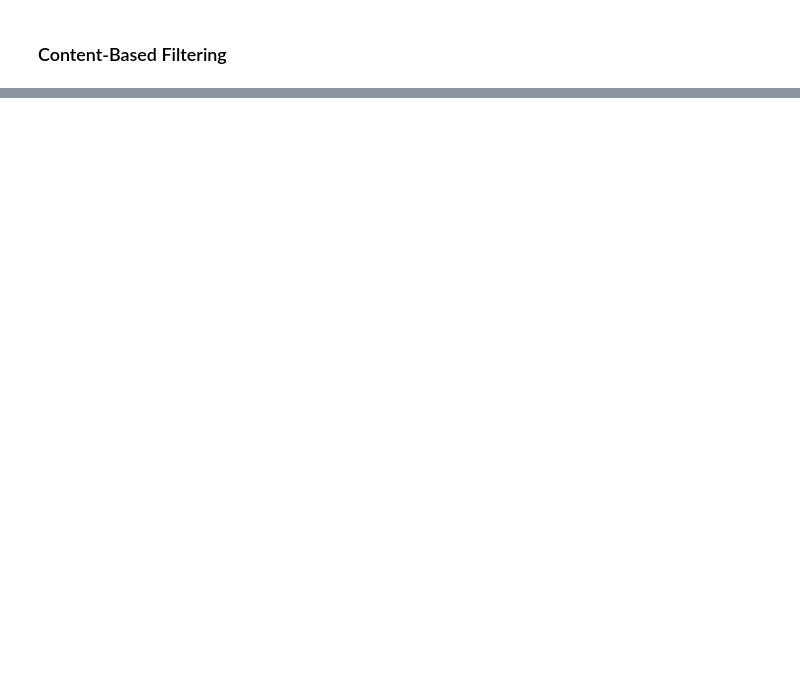
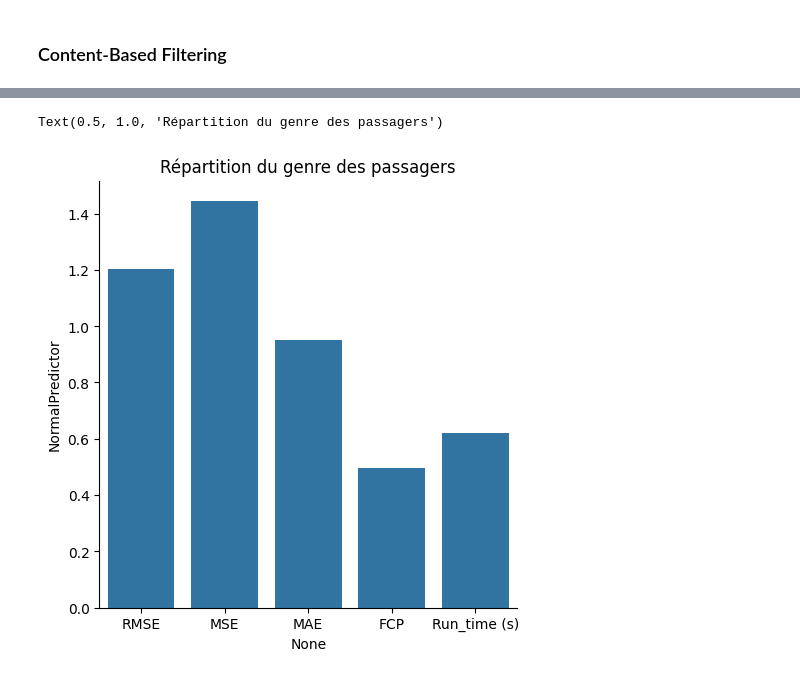
Before and after one commit to DataScientest-Studio/aug23_bds_reco_films, a Jupyter notebook: Timeline.ipynb, the cells around one changed output, grey strips where cells are left out. Cells and saved outputs as stored; diff of their text form; code cells hidden in the pictures; blank space fills up the shorter version.

```diff
--- a/Timeline.ipynb
+++ b/Timeline.ipynb
@@ -598,0 +933,6 @@ accuracy.fcp(predictions)
+# %%
+sns.catplot(x = data_model.columns, y = data_model.iloc[0,:], kind = 'bar')
+plt.title("Répartition du genre des passagers")
+# %% [output]
+Text(0.5, 1.0, 'Répartition du genre des passagers')
+[figure, added]
```
Also changed, not shown: parts of 79 cells of this notebook.
